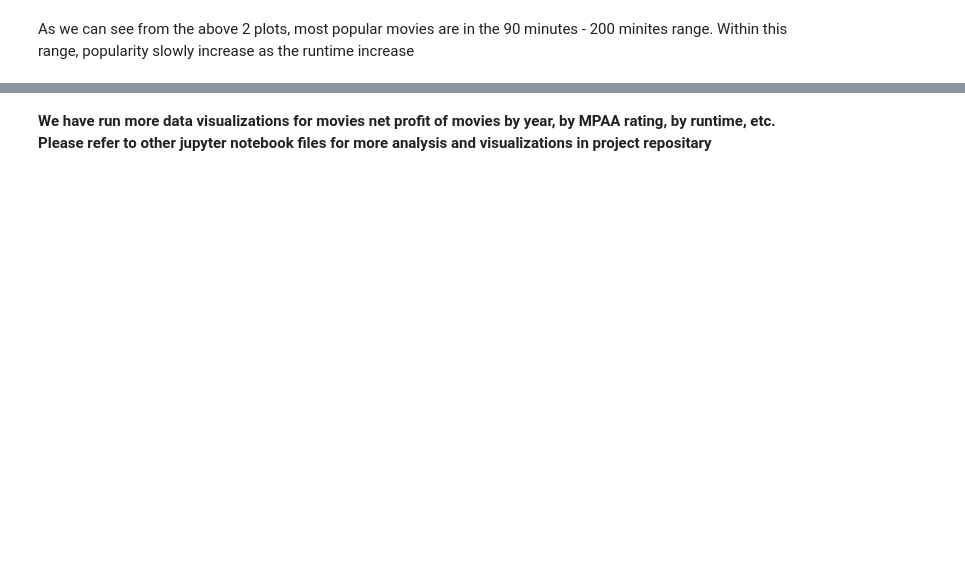
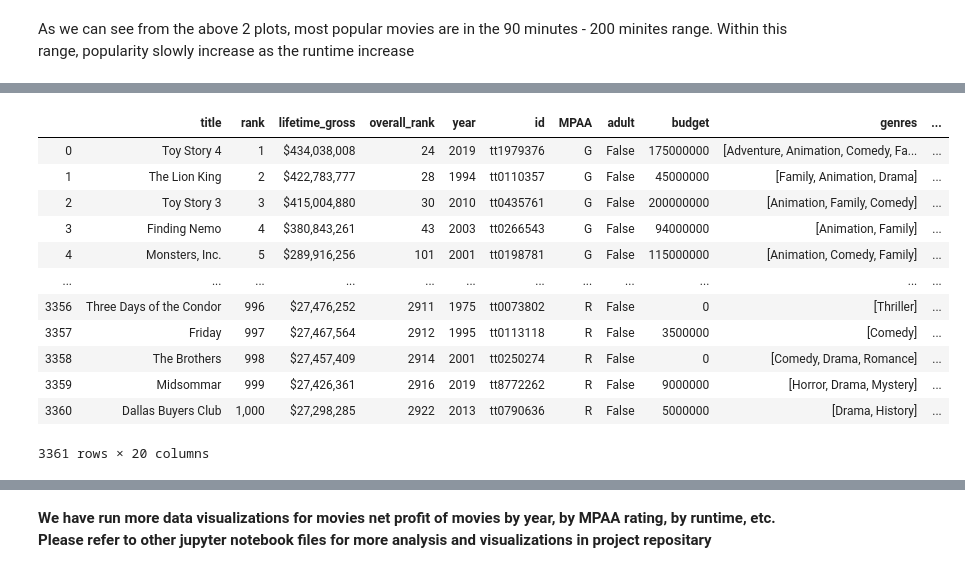
Before and after one commit to KenHoffman95/Ken-and-Zhi-Module-1-Project, a Jupyter notebook: project_1.ipynb, the cells around one changed output, grey strips where cells are left out. Cells and saved outputs as stored; diff of their text form; code cells hidden in the pictures; blank space fills up the shorter version.

```diff
--- a/project_1.ipynb
+++ b/project_1.ipynb
@@ -513,0 +548,16 @@ As we can see from the above 2 plots, most popular movies are in the 90 minutes
+# %%
+df_comprehensive
+# %% [output]
+|  | title | rank | lifetime_gross | overall_rank | year | id | MPAA | adult | budget | genres | ... |
+| 0 | Toy Story 4 | 1 | $434,038,008 | 24 | 2019 | tt1979376 | G | False | 175000000 | [Adventure, Animation, Comedy, Fa... | ... |
+| 1 | The Lion King | 2 | $422,783,777 | 28 | 1994 | tt0110357 | G | False | 45000000 | [Family, Animation, Drama] | ... |
+| 2 | Toy Story 3 | 3 | $415,004,880 | 30 | 2010 | tt0435761 | G | False | 200000000 | [Animation, Family, Comedy] | ... |
+| 3 | Finding Nemo | 4 | $380,843,261 | 43 | 2003 | tt0266543 | G | False | 94000000 | [Animation, Family] | ... |
+| 4 | Monsters, Inc. | 5 | $289,916,256 | 101 | 2001 | tt0198781 | G | False | 115000000 | [Animation, Comedy, Family] | ... |
+| ... | ... | ... | ... | ... | ... | ... | ... | ... | ... | ... | ... |
+| 3356 | Three Days of the Condor | 996 | $27,476,252 | 2911 | 1975 | tt0073802 | R | False | 0 | [Thriller] | ... |
+| 3357 | Friday | 997 | $27,467,564 | 2912 | 1995 | tt0113118 | R | False | 3500000 | [Comedy] | ... |
+| 3358 | The Brothers | 998 | $27,457,409 | 2914 | 2001 | tt0250274 | R | False | 0 | [Comedy, Drama, Romance] | ... |
+| 3359 | Midsommar | 999 | $27,426,361 | 2916 | 2019 | tt8772262 | R | False | 9000000 | [Horror, Drama, Mystery] | ... |
+| 3360 | Dallas Buyers Club | 1,000 | $27,298,285 | 2922 | 2013 | tt0790636 | R | False | 5000000 | [Drama, History] | ... |
+3361 rows × 20 columns
```
Also changed, not shown: parts of 11 cells of this notebook.
